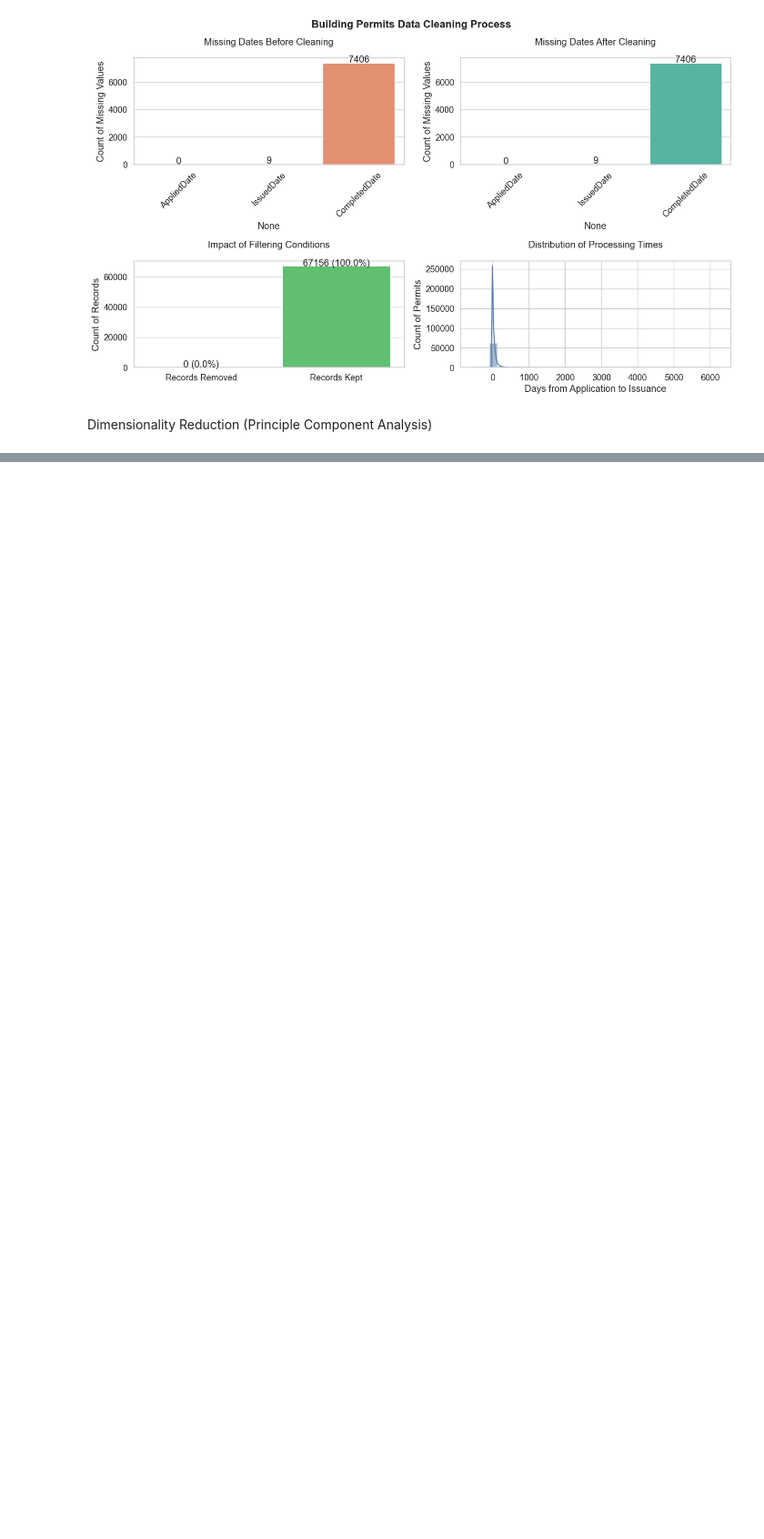
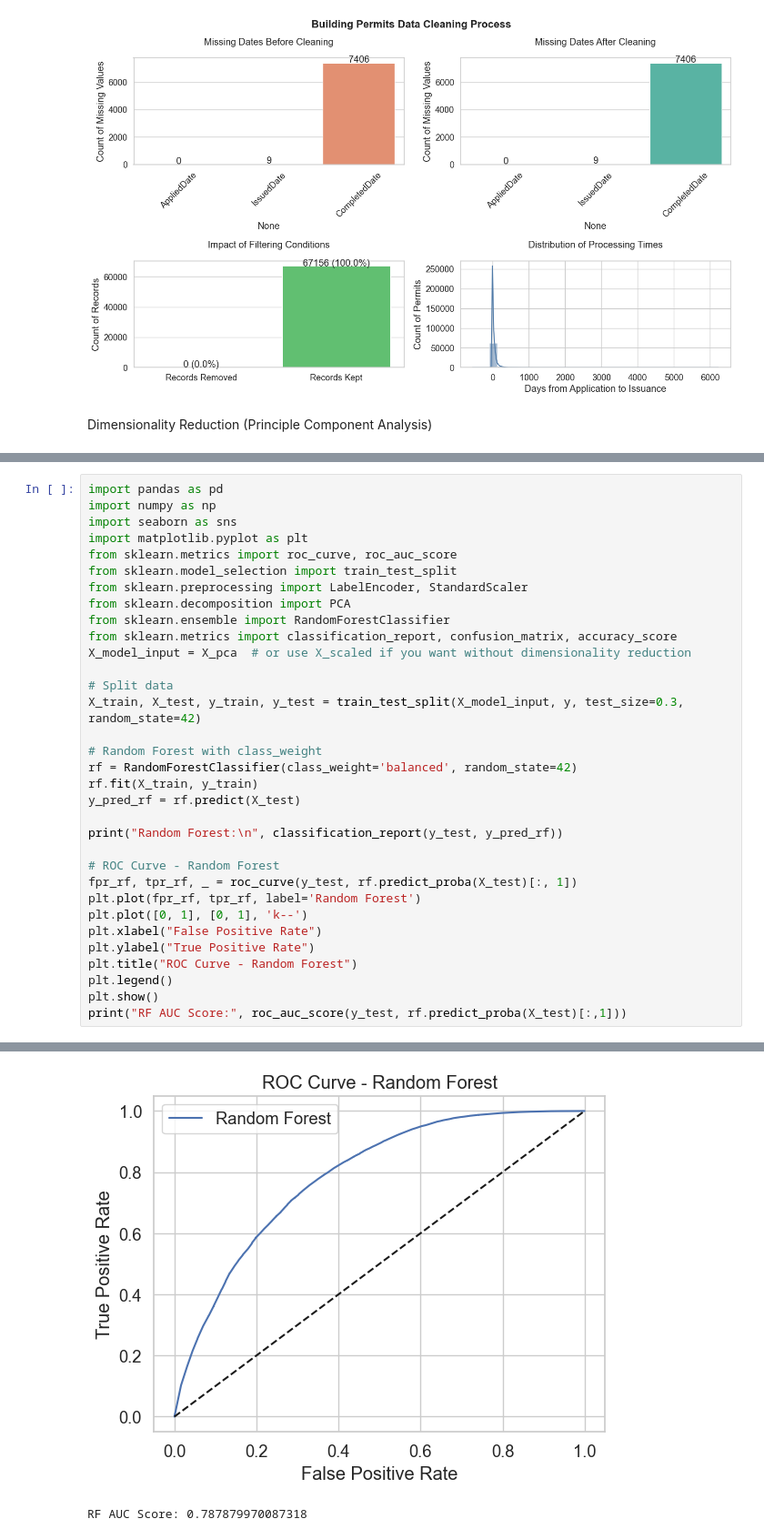
Before and after one commit to Dhairya-A-Mehra/DSBI, a Jupyter notebook: main.ipynb, the cells around one changed output, grey strips where cells are left out. Shown at 91% size. Saved outputs shown, nothing was run; the diff lists cells and outputs as text; blank space fills up the shorter version.

Commit message:
Correct Model

```diff
--- a/main.ipynb
+++ b/main.ipynb
@@ -965,0 +810,34 @@ plt.savefig('xgboost_roc.png', dpi=300, bbox_inches='tight')
+# %%
+import pandas as pd
+import numpy as np
+import seaborn as sns
+import matplotlib.pyplot as plt
+from sklearn.metrics import roc_curve, roc_auc_score
+from sklearn.model_selection import train_test_split
+from sklearn.preprocessing import LabelEncoder, StandardScaler
+from sklearn.decomposition import PCA
+from sklearn.ensemble import RandomForestClassifier
+from sklearn.metrics import classification_report, confusion_matrix, accuracy_score
+X_model_input = X_pca  # or use X_scaled if you want without dimensionality reduction
+
+# Split data
+X_train, X_test, y_train, y_test = train_test_split(X_model_input, y, test_size=0.3, random_state=42)
+
+# Random Forest with class_weight
+rf = RandomForestClassifier(class_weight='balanced', random_state=42)
+rf.fit(X_train, y_train)
+y_pred_rf = rf.predict(X_test)
+
+print("Random Forest:\n", classification_report(y_test, y_pred_rf))
+
+# ROC Curve - Random Forest
+fpr_rf, tpr_rf, _ = roc_curve(y_test, rf.predict_proba(X_test)[:, 1])
+plt.plot(fpr_rf, tpr_rf, label='Random Forest')
+plt.plot([0, 1], [0, 1], 'k--')
+plt.xlabel("False Positive Rate")
+plt.ylabel("True Positive Rate")
+plt.title("ROC Curve - Random Forest")
+plt.legend()
+plt.show()
+print("RF AUC Score:", roc_auc_score(y_test, rf.predict_proba(X_test)[:,1]))
+# %% [output]
@@ -965,0 +853,2 @@ plt.savefig('xgboost_roc.png', dpi=300, bbox_inches='tight')
+[figure, added]
+RF AUC Score: 0.787879970087318
```
Also changed, not shown: parts of 13 cells of this notebook, 3 other files.
